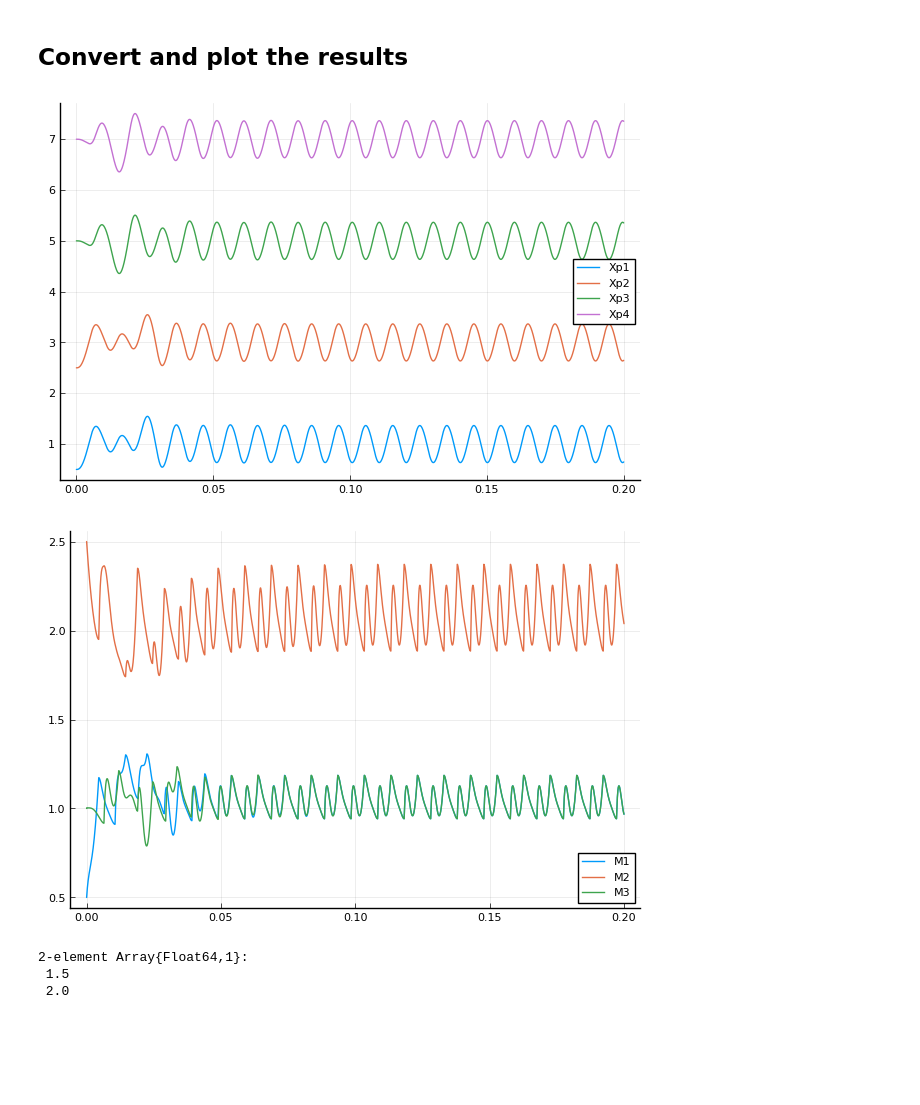
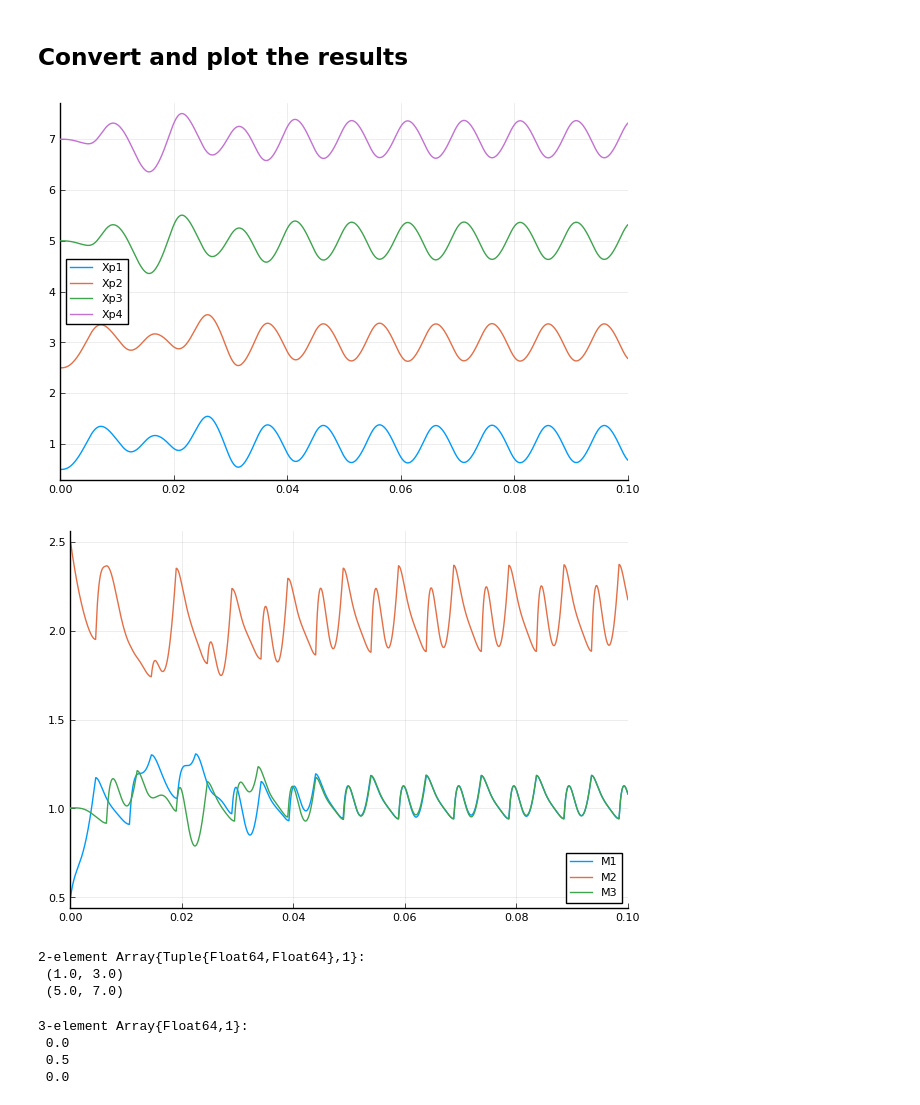
Before and after one commit to liyuxuan48/OneDThermalFlow, a Jupyter notebook: examples/U shape PHP dynamics with multiple liquid slugs.ipynb, the cells around one changed output. Saved outputs shown, nothing was run; the diff lists cells and outputs as text; code cells hidden in the pictures; blank space fills up the shorter version.

```diff
--- a/examples/U shape PHP dynamics with multiple liquid slugs.ipynb
+++ b/examples/U shape PHP dynamics with multiple liquid slugs.ipynb
@@ -109,9 +112,13 @@ u=XMtovec(X0,dXdt0,M)
 # %% [markdown]
 ## Solve the constructed ODE for U
 # %%
+tstep=1.0e-5
+
 p = sys0
-tspan = (0.0, 0.2);
+tspan = (0.0, 1.0);
 prob = ODEProblem(zhang2002model!, u, tspan, p)
-sol = solve(prob, RK4(), adaptive=false, dt=1.0e-5);
+sol = solve(prob, RK4(), adaptive=false, dt=tstep);
+# %%
+result1=soltoResult(sol,sys0);
 # %% [markdown]
 ## Convert and plot the results
@@ -138,21 +125,28 @@ end
 # %%
-plot(thist,X1hist,label="Xp1")
-plot!(thist,X2hist,label="Xp2")
-plot!(thist,X3hist,label="Xp3")
-plot!(thist,X4hist,label="Xp4")
+plot(result1.t,result1.Xp[1],label="Xp1")
+plot!(result1.t,result1.Xp[2],label="Xp2")
+plot!(result1.t,result1.Xp[3],label="Xp3")
+plot!(result1.t,result1.Xp[4],label="Xp4",xlim=(0.0,0.1))
 savefig("Xpmulti.pdf")
 # %% [output]
-[figure, old version]
+[figure, new version]
 # %%
-plot(thist,M1hist,label="M1")
-plot!(thist,M2hist,label="M2")
-plot!(thist,M3hist,label="M3")
+plot(result1.t,result1.M[1],label="M1")
+plot!(result1.t,result1.M[2],label="M2")
+plot!(result1.t,result1.M[3],label="M3",xlim=(0.0,0.1))
 savefig("Mmulti.pdf")
 # %% [output]
-[figure, old version]
+[figure, new version]
+# %%
+Xc
+# %% [output]
+2-element Array{Tuple{Float64,Float64},1}:
+ (1.0, 3.0)
+ (5.0, 7.0)
 # %%
-Lcondoverlap=XptoLoverlap(X0,Xc)
+Lcondoverlap=XptoLoverlap(getXpvapor(X0,L),Xc)
 # %% [output]
-2-element Array{Float64,1}:
- 1.5
- 2.0
+3-element Array{Float64,1}:
+ 0.0
+ 0.5
+ 0.0
```
Also changed, not shown: parts of 2 cells of this notebook, 1 other file.
